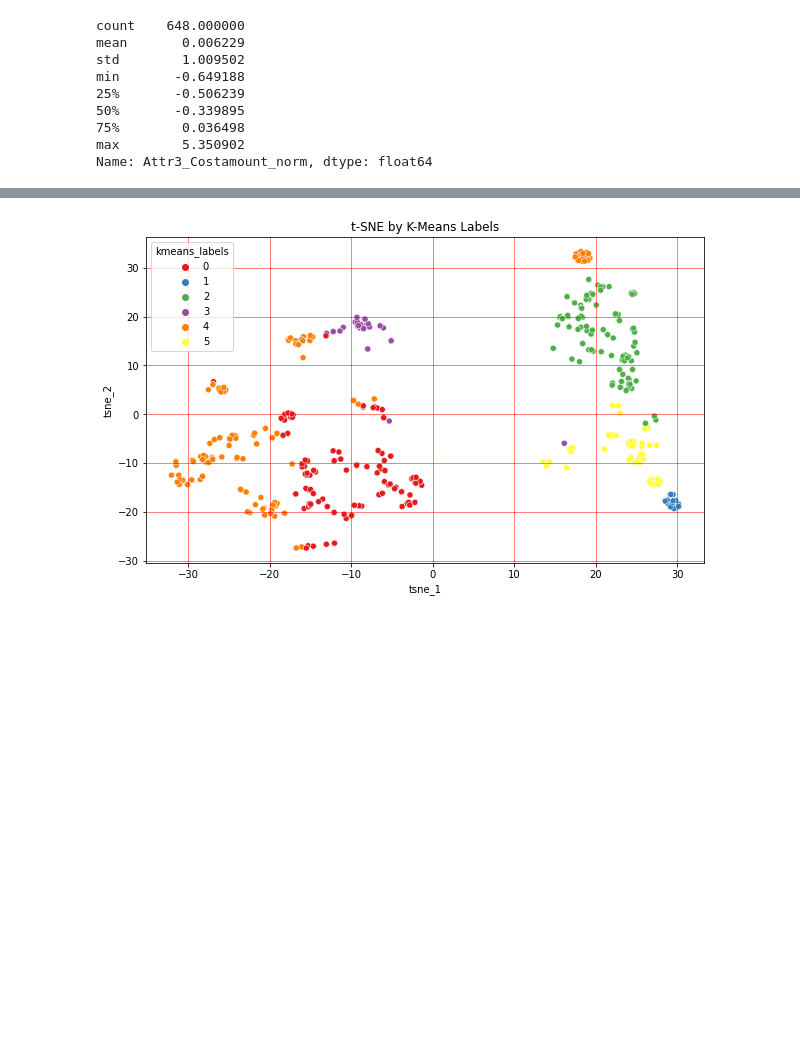
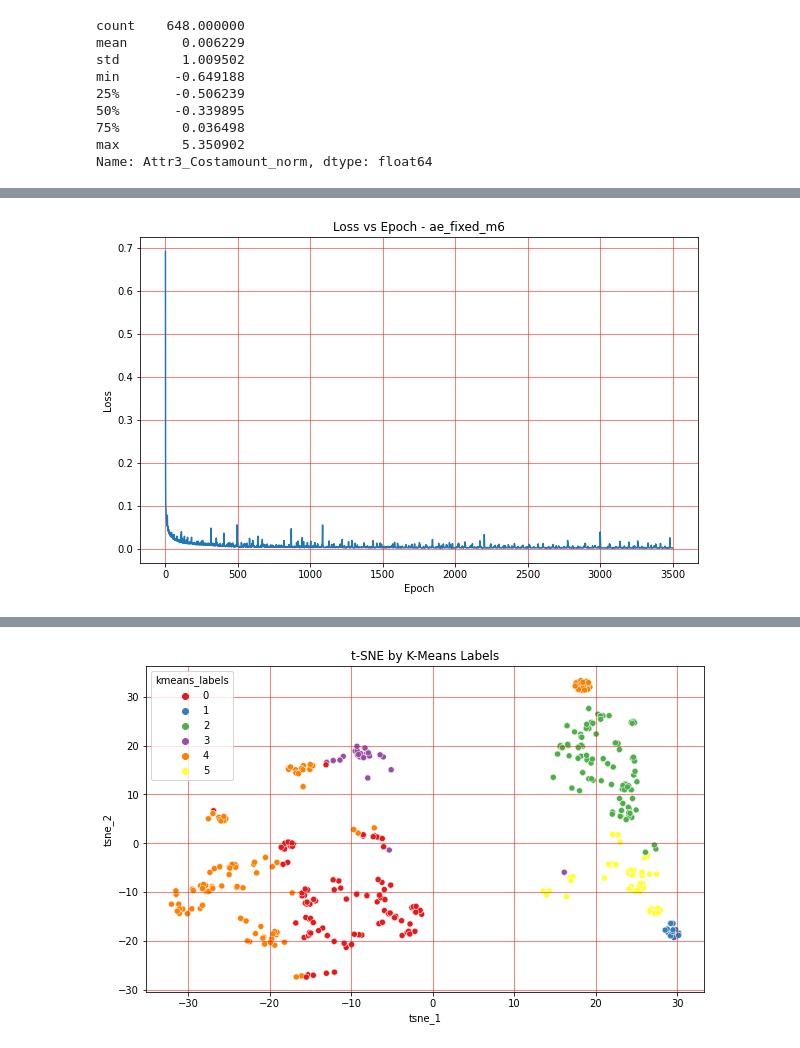
Before and after one commit to prasiyer/SKU_Clusters, a Jupyter notebook: Code/CMD_Cluster_Analysis.ipynb, the cells around one changed output, grey strips where cells are left out. Cells and saved outputs as stored; diff of their text form; code cells hidden in the pictures; blank space fills up the shorter version.

```diff
--- a/Code/CMD_Cluster_Analysis.ipynb
+++ b/Code/CMD_Cluster_Analysis.ipynb
@@ -664,0 +862,34 @@ ax.grid(linestyle='-', linewidth='0.5', color='red')
+# %%
+input_size = cmd_data[attr_for_clustering_ae].shape[1]
+l1_size = input_size*2
+l2_size = 32
+l3_size = 16
+bottleneck_size = 8
+encoder_input = Input(shape = (input_size, ))
+# encoder layer 1
+encoder_m6_l1 = Dense(l1_size)(encoder_input)
+encoder_m6_l1 = LeakyReLU()(encoder_m6_l1)
+# encoder layer 2
+encoder_m6_l2 = Dense(l2_size)(encoder_m6_l1)
+encoder_m6_l2 = LeakyReLU()(encoder_m6_l2)
+# encoder layer 3
+encoder_m6_l3 = Dense(l3_size)(encoder_m6_l2)
+encoder_m6_l3 = LeakyReLU()(encoder_m6_l3)
+# encoder bottleneck layer
+encoder_m6_output = Dense(bottleneck_size)(encoder_m6_l3)
+encoder_m6_output = LeakyReLU()(encoder_m6_output)
+# decoder layer 1
+decoder_m6_l1 = Dense(l3_size)(encoder_m6_output)
+decoder_m6_l1 = LeakyReLU()(decoder_m6_l1)
+# decoder layer 2
+decoder_m6_l2 = Dense(l2_size)(decoder_m6_l1)
+decoder_m6_l2 = LeakyReLU()(decoder_m6_l2)
+# decoder layer 3
+decoder_m6_l3 = Dense(l1_size)(decoder_m6_l2)
+decoder_m6_l3 = LeakyReLU()(decoder_m6_l3)
+# decoder output layer
+decoder_m6_output = Dense(1, activation = 'linear')(decoder_m6_l3)
+# define the autoencoder model
+ae_fixed_m6 = Model(encoder_input, decoder_m6_output)
+# compile the model
+ae_fixed_m6.compile(optimizer = 'adam', loss = 'mse')
@@ -664,0 +916,2 @@ ax.grid(linestyle='-', linewidth='0.5', color='red')
+# %%
+ae_fixed_m6_hist = ae_fixed_m6.fit(cmd_data[attr_for_clustering_ae], cmd_data['Attr3_Costamount_norm'], epochs = 3500, batch_size = 16, shuffle = True)
@@ -664,0 +936,10 @@ ax.grid(linestyle='-', linewidth='0.5', color='red')
+# %%
+# plot the loss vs epoch
+plt.figure(figsize = (10, 6))
+ax = sns.lineplot(x = range(1, len(ae_fixed_m6_hist.history['loss'])+1), y = ae_fixed_m6_hist.history['loss'])
+ax.set_xlabel('Epoch')
+ax.set_ylabel('Loss')
+ax.set_title('Loss vs Epoch - ae_fixed_m6')
+ax.grid(linestyle='-', linewidth='0.5', color='red')
+# %% [output]
+[figure, added]
```
Also changed, not shown: parts of 44 cells of this notebook.
